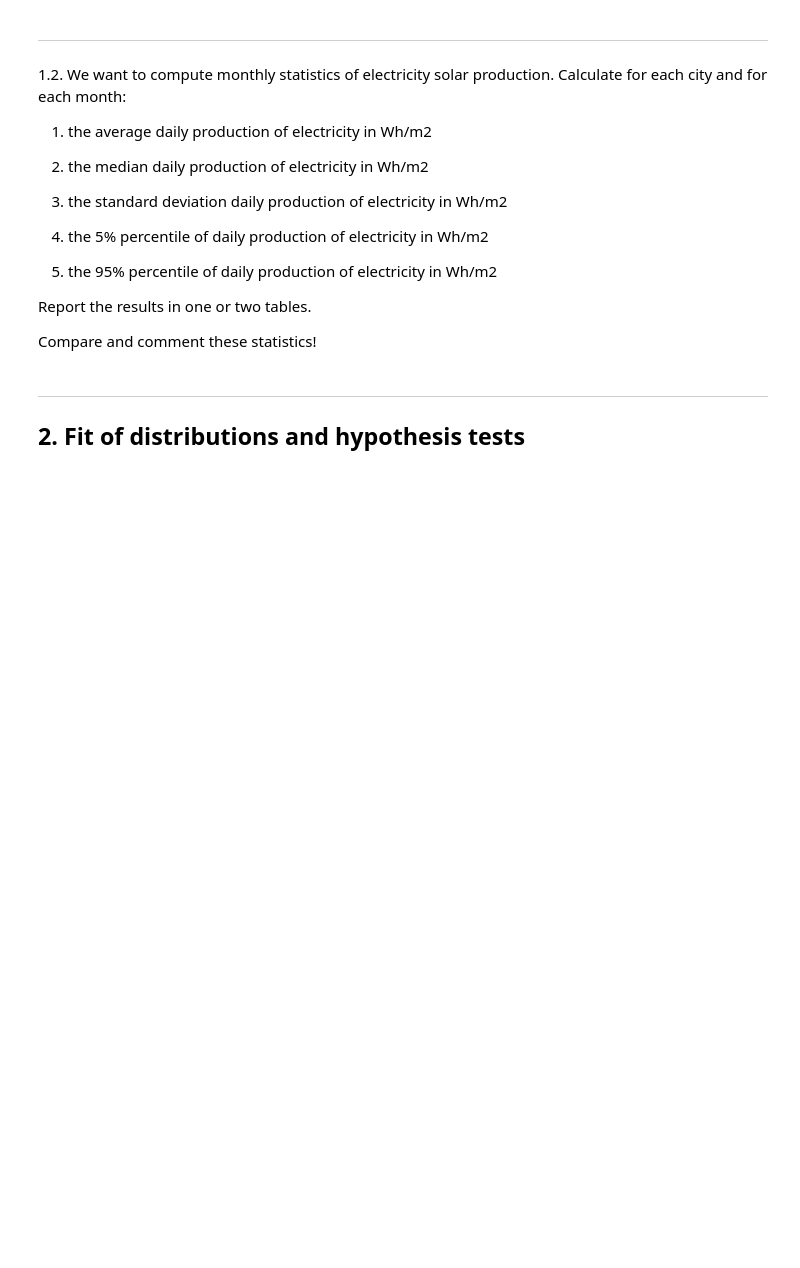
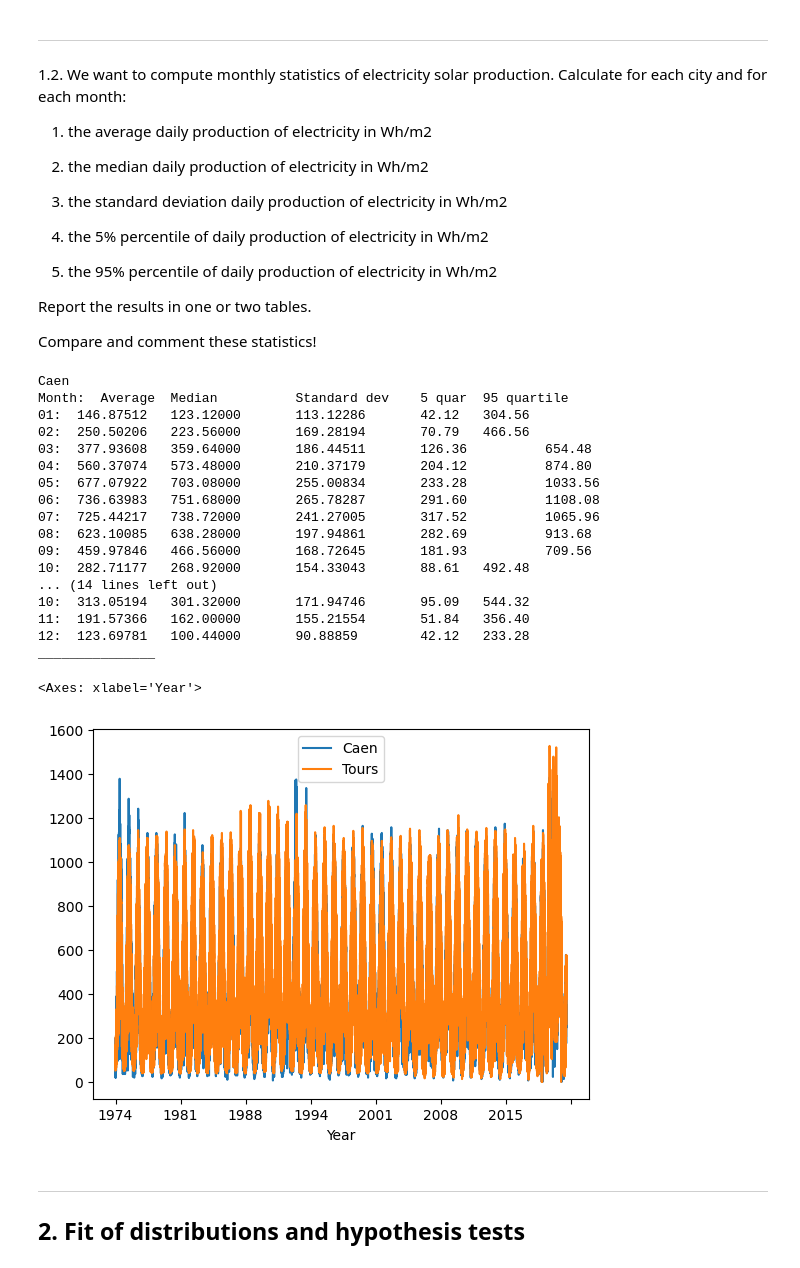
Before and after one commit to BrieucDallemagne/Hackathons_LEPL1109, a Jupyter notebook: Hackathon1.ipynb, the cells around one changed output. Cells and saved outputs as stored; diff of their text form; code cells hidden in the pictures; blank space fills up the shorter version.

```diff
--- a/Hackathon1.ipynb
+++ b/Hackathon1.ipynb
@@ -284,48 +290,66 @@ def q2_month(dataset, month):
     dataset_av = np.sum(dataset) / len(dataset) # Average / mean
 
     ### Comput median
-    dataset_sorted = sorted(dataset)
-    if(len(dataset)%2 == 0):
-        dataset_median = (dataset_sorted[len(dataset)//2] + dataset_sorted[len(dataset)//2])/2
-    else:
-        dataset_median = dataset_sorted[len(dataset)//2]
+    dataset_median = np.median(dataset)
 
     dataset_std = np.std(dataset)
 
     dataset_5 = np.percentile(dataset, 5)
     dataset_95 = np.percentile(dataset, 95)
 
-    print(f"{month}:  {dataset_av:.5f} \t {dataset_median} \t {dataset_std:.5f} \t {dataset_5:.2f} \t {dataset_95:.2f}")
+    print(f"{month}:  {dataset_av:.5f} \t {dataset_median:.5f} \t {dataset_std:.5f} \t {dataset_5:.2f} \t {dataset_95:.2f}")
 
     return (dataset_av, dataset_median, dataset_std, dataset_5, dataset_95)
 
 def q2(dataset):
     """Answer Q2
 
     Args:
         dataset (pandas dataframe): a data frame with the data column being the month
     """
     months = ["01", "02", "03", "04", "05", "06", "07", "08", "09", "10", "11", "12"]
     cities = ["Caen", "Tours"]
     dataset = dataset.sort_values(by=["DATE"])
 
+    #print(dataset)
+
     for city in cities:
         print(city)
-        print("Month:  Average  Median  Standard dev \t 5 quar  95 quartile")
+        print("Month:  Average  Median \t Standard dev \t 5 quar  95 quartile")
         for month in months:
             q2_month(dataset[dataset["DATE"] == month][city].to_numpy(), month)
         print("_______________")
 
 clean_pd = pd.DataFrame({"DATE": Date,"Caen": C_caen, "Tours": C_Tour})
 month_pd = time_to_month(clean_pd.copy())
 #print(clean_pd)
 q2(month_pd)
 
 ## How to properly plot date time data with pandas
-test = clean_pd.copy()
-test["DATE"] = pd.to_datetime(test["DATE"], format="%Y%m%d")
-test["DATE"] = test["DATE"].dt.strftime("%Y") ## Make a copy if you want to keep the most interesting data
-test.plot(x="DATE", xlabel="Year")
+#test = clean_pd.copy()
+#test["DATE"] = pd.to_datetime(test["DATE"], format="%Y%m%d")
+#test["DATE"] = test["DATE"].dt.strftime("%Y") ## Make a copy if you want to keep the most interesting data
+#test.plot(x="DATE", xlabel="Year")
+# %% [output]
+Caen
+Month:  Average  Median          Standard dev    5 quar  95 quartile
+01:  146.87512   123.12000       113.12286       42.12   304.56
+02:  250.50206   223.56000       169.28194       70.79   466.56
+03:  377.93608   359.64000       186.44511       126.36          654.48
+04:  560.37074   573.48000       210.37179       204.12          874.80
+05:  677.07922   703.08000       255.00834       233.28          1033.56
+06:  736.63983   751.68000       265.78287       291.60          1108.08
+07:  725.44217   738.72000       241.27005       317.52          1065.96
+08:  623.10085   638.28000       197.94861       282.69          913.68
+09:  459.97846   466.56000       168.72645       181.93          709.56
+10:  282.71177   268.92000       154.33043       88.61   492.48
+... (14 lines left out)
+10:  313.05194   301.32000       171.94746       95.09   544.32
+11:  191.57366   162.00000       155.21554       51.84   356.40
+12:  123.69781   100.44000       90.88859        42.12   233.28
+_______________
+<Axes: xlabel='Year'>
+[figure, added]
 # %% [markdown]
 ---
 ## 2. Fit of distributions and hypothesis tests
```
Also changed, not shown: parts of 10 cells of this notebook.
